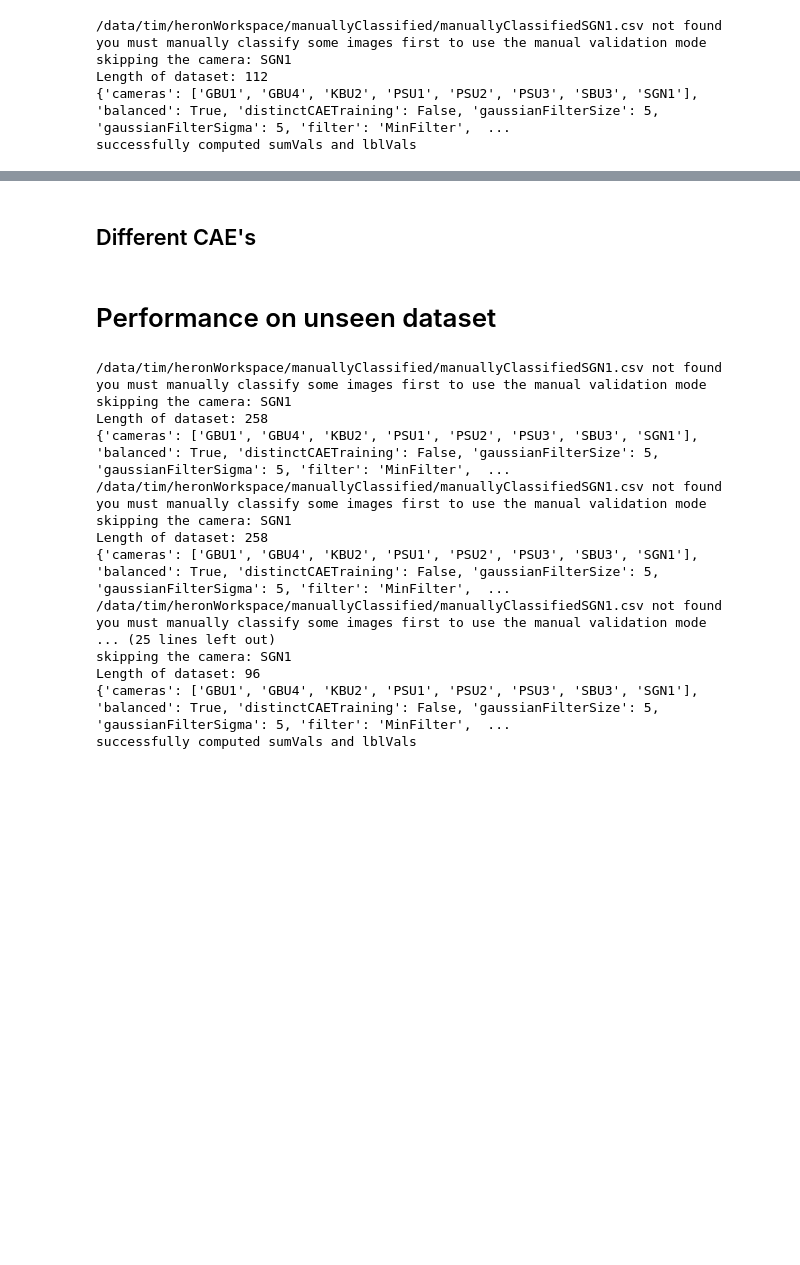
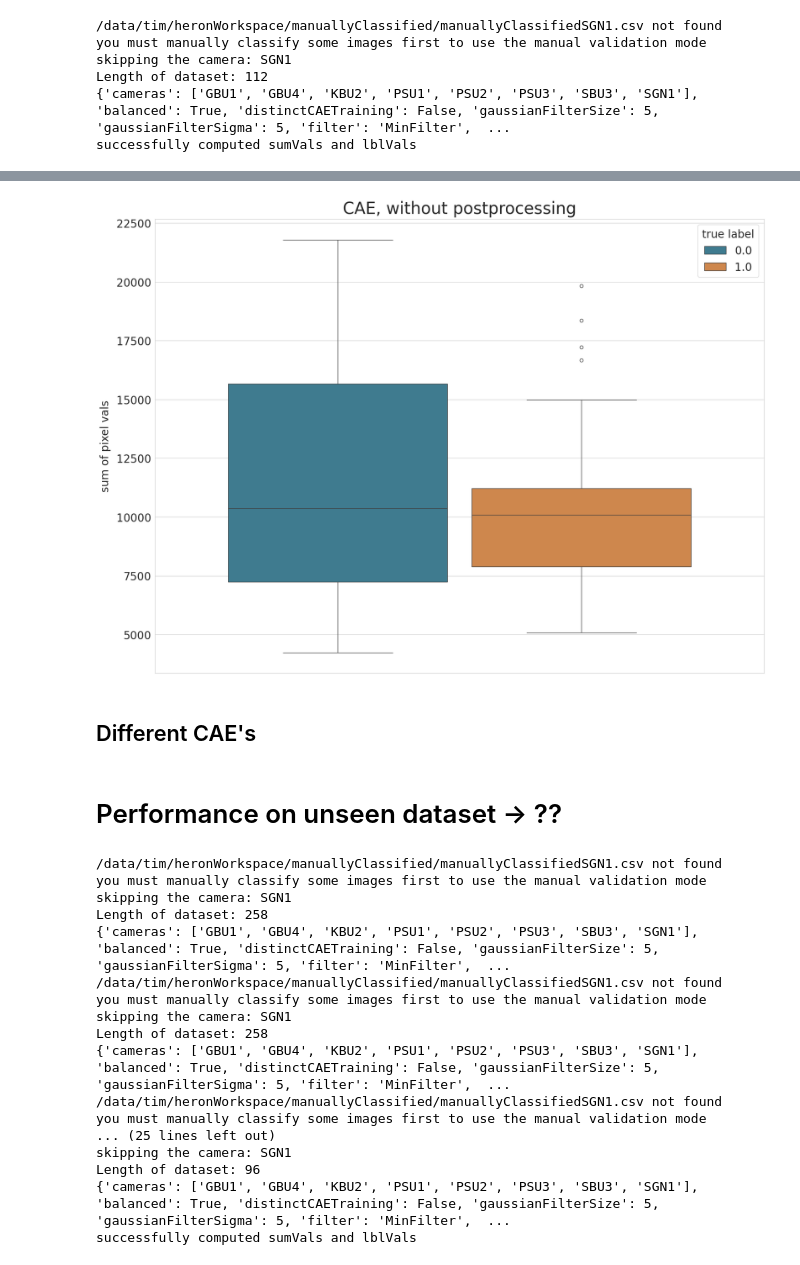
Before and after one commit to klusertim/heronWorkspace, a Jupyter notebook: 2_postProcessing/postProcess1.ipynb, the cells around one changed output, grey strips where cells are left out. Drawn from its saved outputs; the diff is of its cells as text; code cells hidden in the pictures; blank space fills up the shorter version.

Commit message:
new boxplot

```diff
--- a/2_postProcessing/postProcess1.ipynb
+++ b/2_postProcessing/postProcess1.ipynb
@@ -192,3 +171,16 @@ plt.show()
+# %%
+fig, ax = plt.subplots(1, 1, figsize=(20, 15))
+# allVals = np.array(allVals).reshape((-1, 4))
+df = pd.DataFrame(data = np.array([sumVals, lblVals]).T, columns=["sumOfPixelValues", "lblVals"])
+boxPlt = sns.boxplot(data = df, y="sumOfPixelValues", hue="lblVals", gap=.1, ax=ax)
+plt.title('CAE, without postprocessing', size=30, pad=10)
+plt.legend(loc="upper right", fontsize=20, title="true label", title_fontsize="20")
+# a.set_xlabel(xlabel='False Positive Rate', fontsize=20, labelpad=10)
+plt.ylabel(ylabel='sum of pixel vals', fontsize=20, labelpad=10)
+plt.tick_params(labelsize=20)
+plt.show()
+# %% [output]
+[figure, added]
 # %% [markdown]
 ## Different CAE's
 # %%
@@ -251,7 +243,7 @@ def computeSum(params: dict, loaderParams: dict, checkPoint = None):
 
     return np.array(sumVals), np.array(lblVals)
 # %% [markdown]
-# Performance on unseen dataset
+# Performance on unseen dataset -> ??
 # %%
 # wanted checkpoints
 path = '/data/tim/heronWorkspace/logs/BasicCAE1/' # use your path
```
Also changed, not shown: parts of 3 cells of this notebook.
